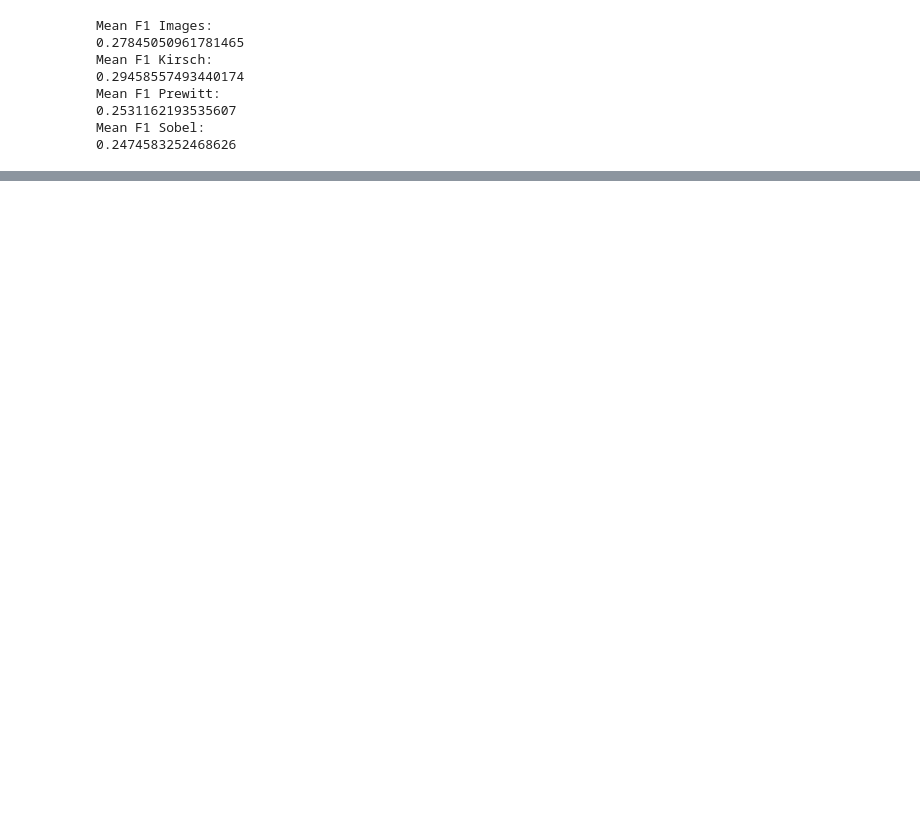
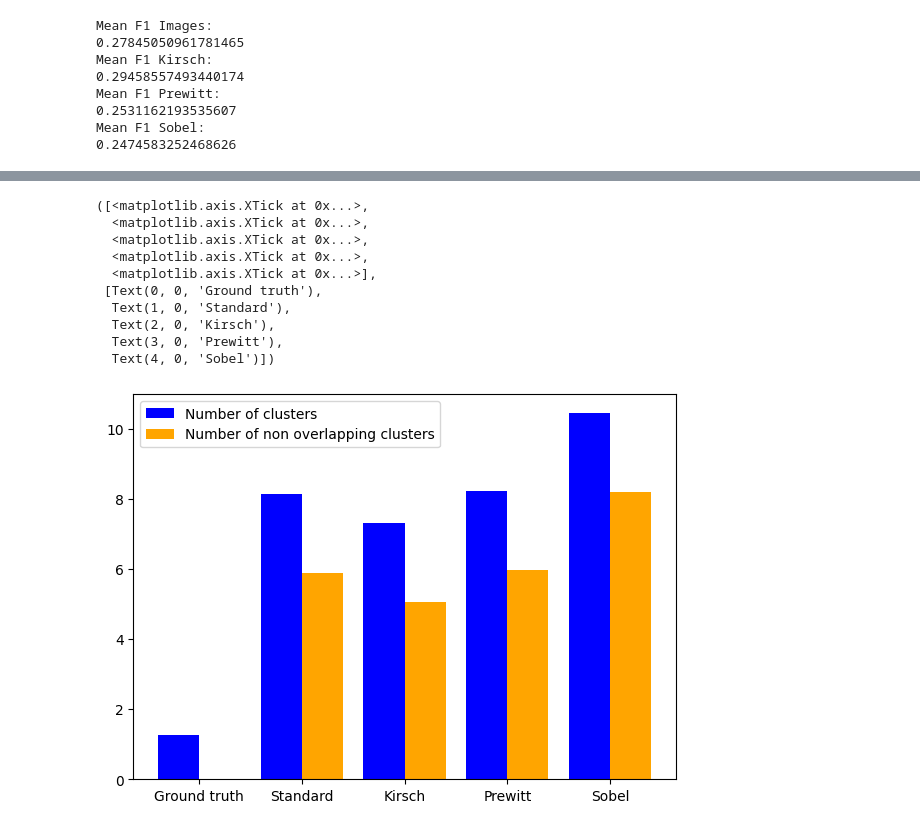
Before and after one commit to PaulZaha/CoronaryArteryDisease_v2, a Jupyter notebook: Models/Evaluation.ipynb, the cells around one changed output, grey strips where cells are left out. Drawn from its saved outputs; the diff is of its cells as text; code cells hidden in the pictures; blank space fills up the shorter version.

```diff
--- a/Models/Evaluation.ipynb
+++ b/Models/Evaluation.ipynb
@@ -264,0 +134,29 @@ print(f1_array_sobel[max_sobel[:30]])
+# %%
+clusters = [1.27,8.15,7.33,8.24,10.47]
+nonoverlaps = [0,5.89,5.07,5.99,8.21]
+
+cluster_sizes = [2516,14069,11898,14596,16023]
+nonoverlaps_sizes = [0,9467,5678,8844,9401]
+# %%
+x = np.arange(5)
+bar_names = ['Ground truth','Standard','Kirsch','Prewitt','Sobel']
+
+fig = plt.figure(figsize=(7,5))
+plt.bar(x-0.2,clusters,width=0.4,color='blue')
+plt.bar(x+0.2,nonoverlaps,width=0.4,color='orange')
+
+
+plt.legend(['Number of clusters','Number of non overlapping clusters'])
+plt.xticks(x,bar_names)
+# %% [output]
+([<matplotlib.axis.XTick at 0x...>,
+  <matplotlib.axis.XTick at 0x...>,
+  <matplotlib.axis.XTick at 0x...>,
+  <matplotlib.axis.XTick at 0x...>,
+  <matplotlib.axis.XTick at 0x...>],
+ [Text(0, 0, 'Ground truth'),
+  Text(1, 0, 'Standard'),
+  Text(2, 0, 'Kirsch'),
+  Text(3, 0, 'Prewitt'),
+  Text(4, 0, 'Sobel')])
+[figure, added]
```
Also changed, not shown: parts of 19 cells of this notebook, 8 other files.
